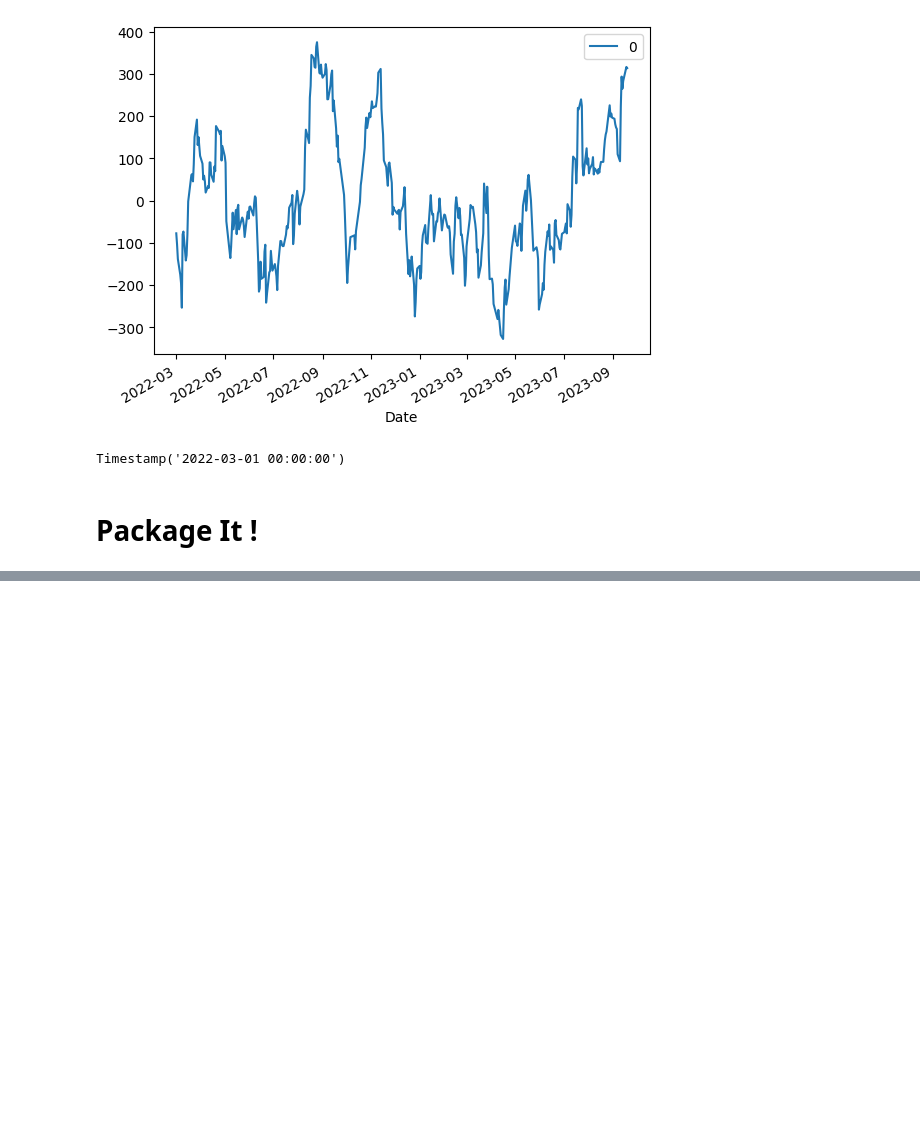
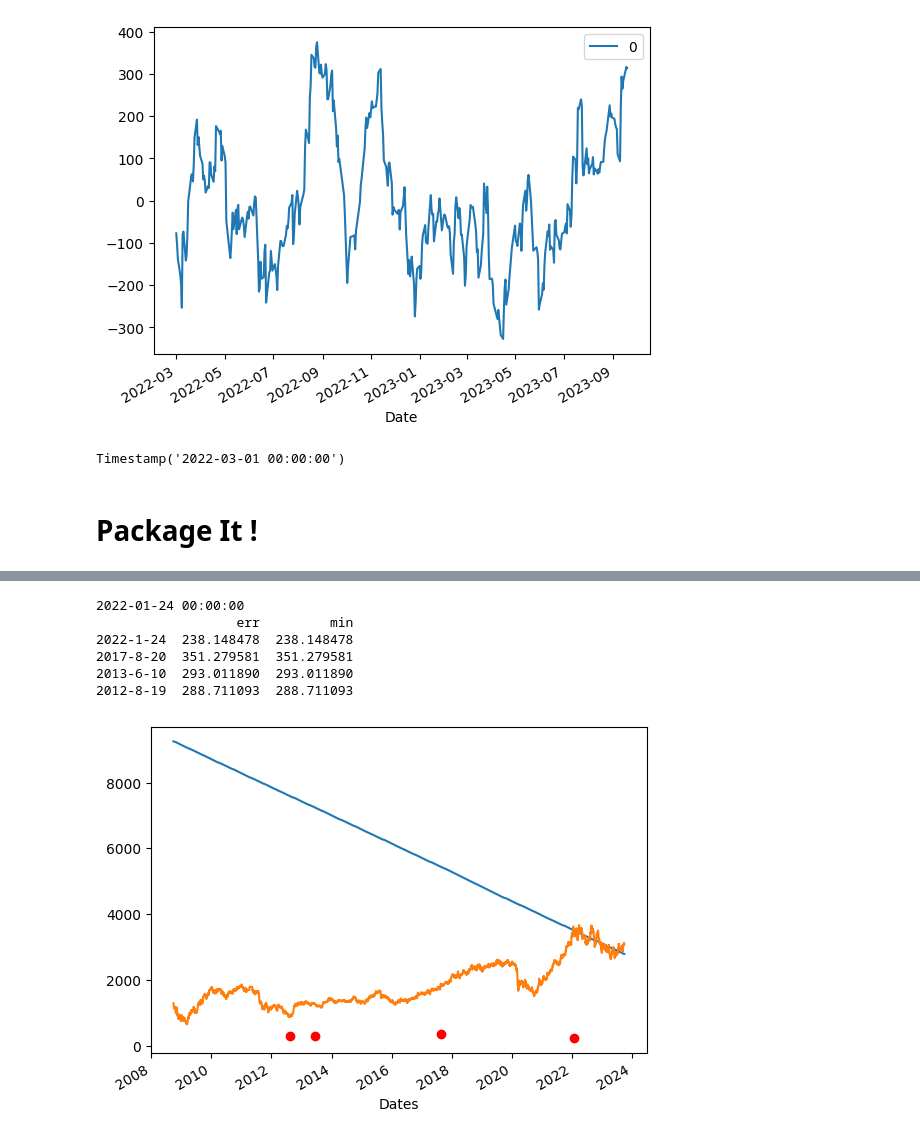
Before and after one commit to barakdiker123/CashAnalysis, a Jupyter notebook: regressionBigSmall/third_demo.ipynb, the cells around one changed output, grey strips where cells are left out. Drawn from its saved outputs; the diff is of its cells as text; code cells hidden in the pictures; blank space fills up the shorter version.

Commit message:
Added Some analysis
good results ??

```diff
--- a/regressionBigSmall/third_demo.ipynb
+++ b/regressionBigSmall/third_demo.ipynb
@@ -202,3 +202,3 @@ def regression_from_date(ticker_series , date, should_plot=False):
 # %%
 
-a , b = regression_from_date(leumi_regression_data, pd.to_datetime(err.idxmin()),True)
+a , b ,df = regression_from_date(leumi_regression_data, pd.to_datetime(err.idxmin()),True)
@@ -234,11 +221,35 @@ Timestamp('2022-03-01 00:00:00')
 # %% [markdown]
 # Package It !
 # %%
+import matplotlib.pyplot as plt
+
+
 def auto_calculation(ticker_series):
     df_nelder = smooth_plot(ticker_series,"High")
     df_nelder = pd.DataFrame(df_nelder)
     err = finding_last_big_change_nelder_mead(df_nelder)
-    a , b = regression_from_date(ticker_series, pd.to_datetime(err.idxmin()),True)
+    #fig, axes = plt.subplots(nrows=1, ncols=2)
+    a , b , df = regression_from_date(ticker_series, pd.to_datetime(err.idxmin()),should_plot=True)
+
+    df["pred y"].plot() # """ax=axes[0]"""
+    df["High"].plot() # """ax=axes[0]"""
+
+     # Plot results
+    pd_err = pd.DataFrame(err , columns=["err"])
+    pd_err['min'] = pd_err.err[(pd_err.err.shift(1) > pd_err.err) & (pd_err.err.shift(-1) > pd_err.err)]
+    plt.scatter(pd_err.index, pd_err['min'], c='r')
+    pd_err = pd_err.dropna() #drops the NaN elements
+
+
+
+    df1 = change_alignment(ticker_series["High"] , a ,b)
+    #df1[err.idxmin():].plot(ax=axes[1])
+
+
+    print(pd.to_datetime(err.idxmin()))
+
+
+    print(pd_err)
 # %%
 auto_calculation(leumi_regression_data)
 # %% [output]
@@ -245,0 +266,11 @@ auto_calculation(leumi_regression_data)
+# %%
+import yfinance as yf
+
+# Download 15 years of historical stocks using the daily time frame
+leumi = yf.download("LUMI.TA", period="15y", interval="1d")
+discount = yf.download("DSCT.TA", period="9y", interval="1d")
+bezeq = yf.download("BEZQ.TA", period="9y", interval="1d")
+cellcom = yf.download("CEL.TA", period="15y", interval="1d")
+elbit = yf.download("ESLT.TA", period="9y", interval="1d")
+nice = yf.download("NICE.TA", period="9y", interval="1d")
+teva = yf.download("TEVA.TA", period="9y", interval="1d")
@@ -245,0 +285,10 @@ auto_calculation(leumi_regression_data)
+# %%
+auto_calculation(leumi)
+# %% [output]
+2022-01-24 00:00:00
+                  err         min
+2022-1-24  238.148478  238.148478
+2017-8-20  351.279581  351.279581
+2013-6-10  293.011890  293.011890
+2012-8-19  288.711093  288.711093
+[figure, added]
```
Also changed, not shown: parts of 15 cells of this notebook.
